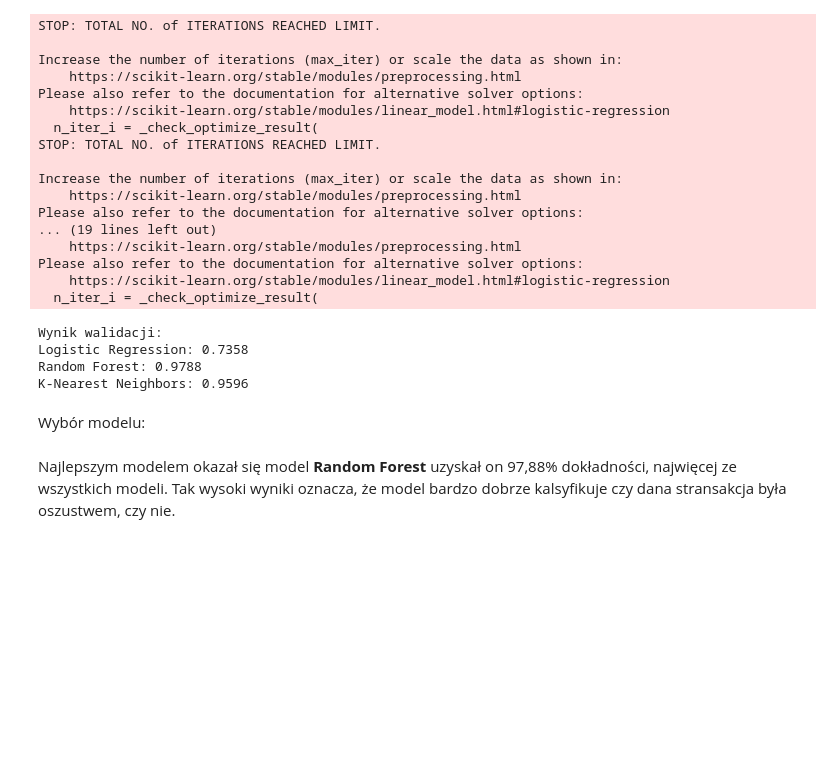
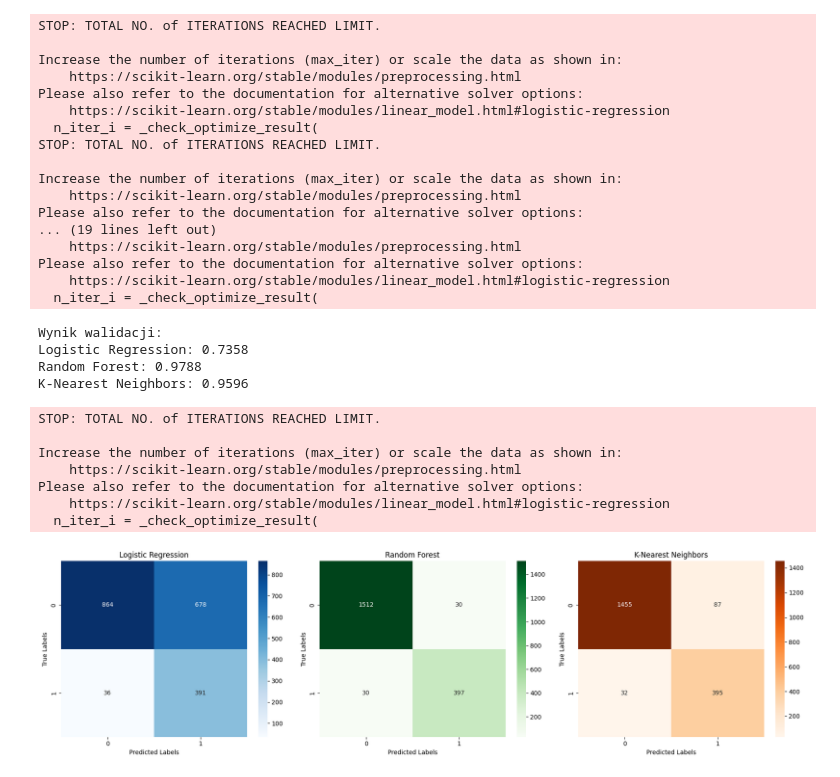
Before and after one commit to bialyy10/Uczenie_maszynowe_w_finansach_1, a Jupyter notebook: case_1.ipynb, the cells around one changed output. Saved outputs shown, nothing was run; the diff lists cells and outputs as text; code cells hidden in the pictures; blank space fills up the shorter version.

```diff
--- a/case_1.ipynb
+++ b/case_1.ipynb
@@ -278,7 +278,54 @@ Wynik walidacji:
 Logistic Regression: 0.7358
 Random Forest: 0.9788
 K-Nearest Neighbors: 0.9596
-# %% [markdown]
-Wybór modelu:
-# %% [markdown]
-Najlepszym modelem okazał się model **Random Forest** uzyskał on 97,88% dokładności, najwięcej ze wszystkich modeli. Tak wysoki wyniki oznacza, że model bardzo dobrze kalsyfikuje czy dana stransakcja była oszustwem, czy nie.
+# %%
+#Tworzenie macierzy pomyłek
+from sklearn.metrics import confusion_matrix
+import seaborn as sns
+
+# Trenowanie modeli na zbilansowanym zbiorze treningowym
+log_reg.fit(X_train_balanced, y_train_balanced)
+rf_clf.fit(X_train_balanced, y_train_balanced)
+knn_clf.fit(X_train_balanced, y_train_balanced)
+
+# Przewidywanie na zbiorze testowym dla każdego modelu
+y_pred_log_reg = log_reg.predict(X_test)
+y_pred_rf = rf_clf.predict(X_test)
+y_pred_knn = knn_clf.predict(X_test)
+
+# Tworzenie macierzy pomyłek dla każdego modelu
+cm_log_reg = confusion_matrix(y_test, y_pred_log_reg)
+cm_rf = confusion_matrix(y_test, y_pred_rf)
+cm_knn = confusion_matrix(y_test, y_pred_knn)
+
+fig, ax = plt.subplots(1, 3, figsize=(18, 5))
+
+# Logistic Regression
+sns.heatmap(cm_log_reg, annot=True, fmt="d", cmap="Blues", ax=ax[0])
+ax[0].set_title("Logistic Regression")
+ax[0].set_xlabel("Predicted Labels")
+ax[0].set_ylabel("True Labels")
+
+# Random Forest
+sns.heatmap(cm_rf, annot=True, fmt="d", cmap="Greens", ax=ax[1])
+ax[1].set_title("Random Forest")
+ax[1].set_xlabel("Predicted Labels")
+ax[1].set_ylabel("True Labels")
+
+# K-Nearest Neighbors
+sns.heatmap(cm_knn, annot=True, fmt="d", cmap="Oranges", ax=ax[2])
+ax[2].set_title("K-Nearest Neighbors")
+ax[2].set_xlabel("Predicted Labels")
+ax[2].set_ylabel("True Labels")
+
+plt.tight_layout()
+plt.show()
+# %% [output]
+STOP: TOTAL NO. of ITERATIONS REACHED LIMIT.
+
+Increase the number of iterations (max_iter) or scale the data as shown in:
+    https://scikit-learn.org/stable/modules/preprocessing.html
+Please also refer to the documentation for alternative solver options:
+    https://scikit-learn.org/stable/modules/linear_model.html#logistic-regression
+  n_iter_i = _check_optimize_result(
+[figure, added]
```
Also changed, not shown: parts of 7 cells of this notebook.
